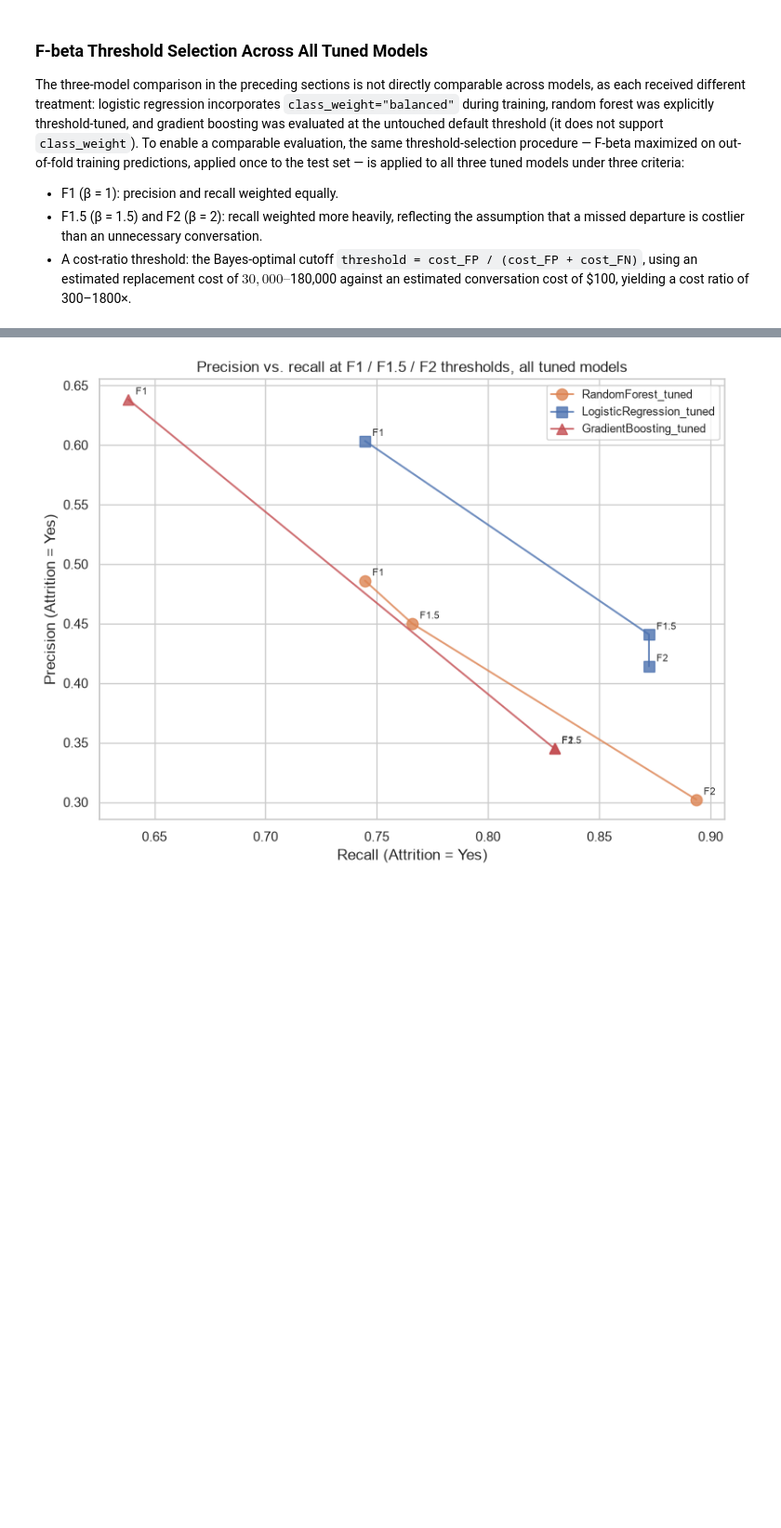
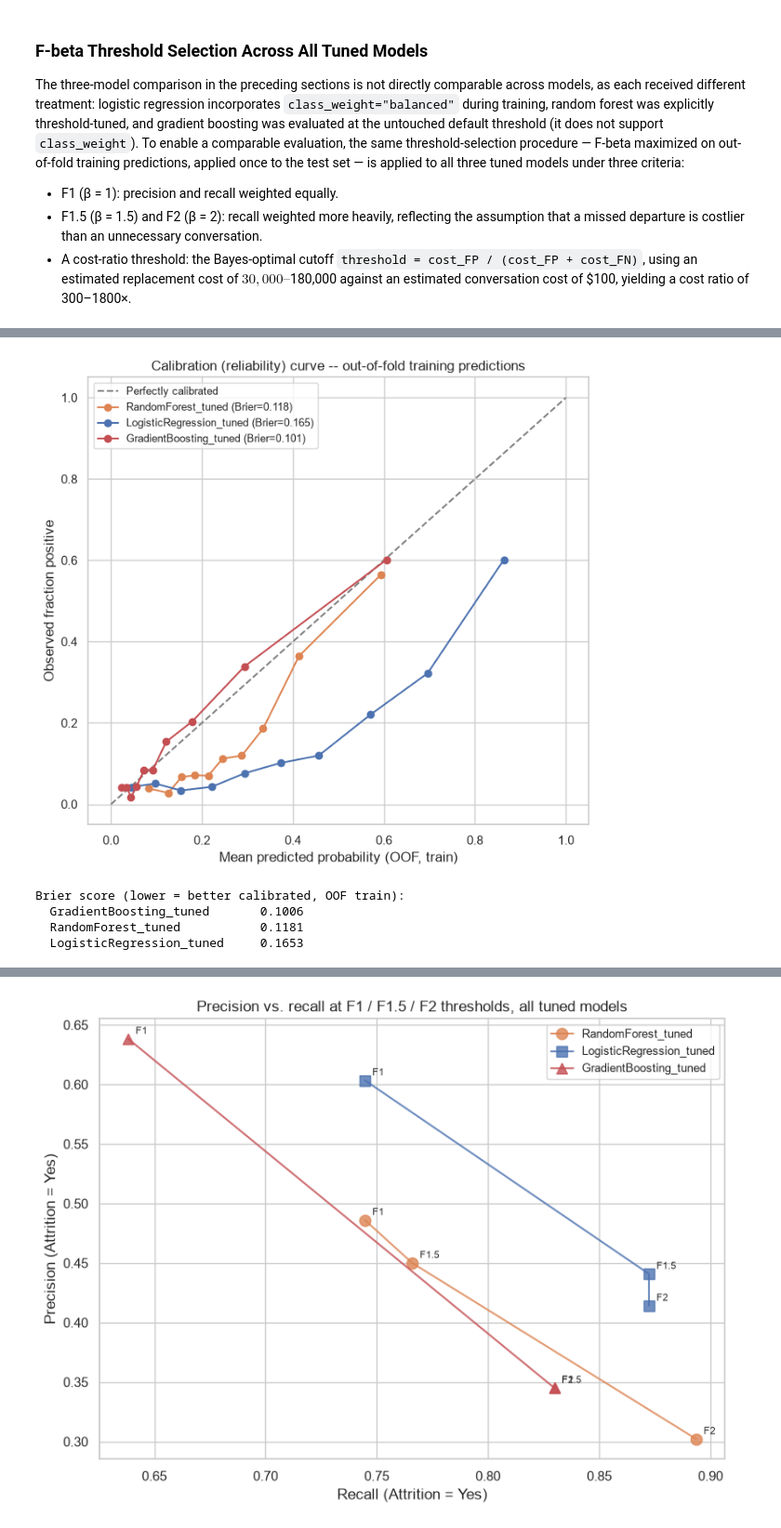
Before and after one commit to svtvrt/ML-Mood-Predictor-from-Fitness-Behavior, a Jupyter notebook: Machine_Learning_Project.ipynb, the cells around one changed output, grey strips where cells are left out. Shown at 93% size. Cells and saved outputs as stored; diff of their text form; code cells hidden in the pictures; blank space fills up the shorter version.

```diff
--- a/Machine_Learning_Project.ipynb
+++ b/Machine_Learning_Project.ipynb
@@ -499,0 +504,11 @@ Share of actual leavers who ARE 'priority' employees: 49.8%
+# %%
+from sklearn.model_selection import train_test_split
+
+train_idx, test_idx = train_test_split(
+    df_clean.index, test_size=0.2, random_state=42,
+    stratify=df_clean["Attrition"],
+)
+
+print(f"Train rows: {len(train_idx)}   Test rows: {len(test_idx)}")
+print(f"Train Attrition rate: {(df_clean.loc[train_idx, 'Attrition'] == 'Yes').mean():.3f}   "
+      f"Test Attrition rate: {(df_clean.loc[test_idx, 'Attrition'] == 'Yes').mean():.3f}")
@@ -965,0 +1115,32 @@ The three-model comparison in the preceding sections is not directly comparable
+# %%
+from sklearn.calibration import calibration_curve
+from sklearn.metrics import brier_score_loss
+
+fig, ax = plt.subplots(figsize=(7, 6.5))
+ax.plot([0, 1], [0, 1], linestyle="--", color="gray", label="Perfectly calibrated")
+
+calib_colors = {"LogisticRegression_tuned": "#4C72B0", "RandomForest_tuned": "#DD8452", "GradientBoosting_tuned": "#C44E52"}
+brier_scores = {}
+for model_name, model in tuned_models.items():
+    oof_probs = cross_val_predict(model, X_train_processed, y_train, cv=cv, method="predict_proba")[:, 1]
+    frac_pos, mean_pred = calibration_curve(y_train, oof_probs, n_bins=10, strategy="quantile")
+    brier_scores[model_name] = brier_score_loss(y_train, oof_probs)
+    ax.plot(mean_pred, frac_pos, marker="o", color=calib_colors[model_name],
+            label=f"{model_name} (Brier={brier_scores[model_name]:.3f})")
+
+ax.set_xlabel("Mean predicted probability (OOF, train)")
+ax.set_ylabel("Observed fraction positive")
+ax.set_title("Calibration (reliability) curve -- out-of-fold training predictions")
+ax.legend(fontsize=9)
+plt.tight_layout()
+plt.show()
+
+print("Brier score (lower = better calibrated, OOF train):")
+for name, score in sorted(brier_scores.items(), key=lambda kv: kv[1]):
+    print(f"  {name:28s} {score:.4f}")
+# %% [output]
+[figure, added]
+Brier score (lower = better calibrated, OOF train):
+  GradientBoosting_tuned       0.1006
+  RandomForest_tuned           0.1181
+  LogisticRegression_tuned     0.1653
```
Also changed, not shown: parts of 23 cells of this notebook, 2 other files.
